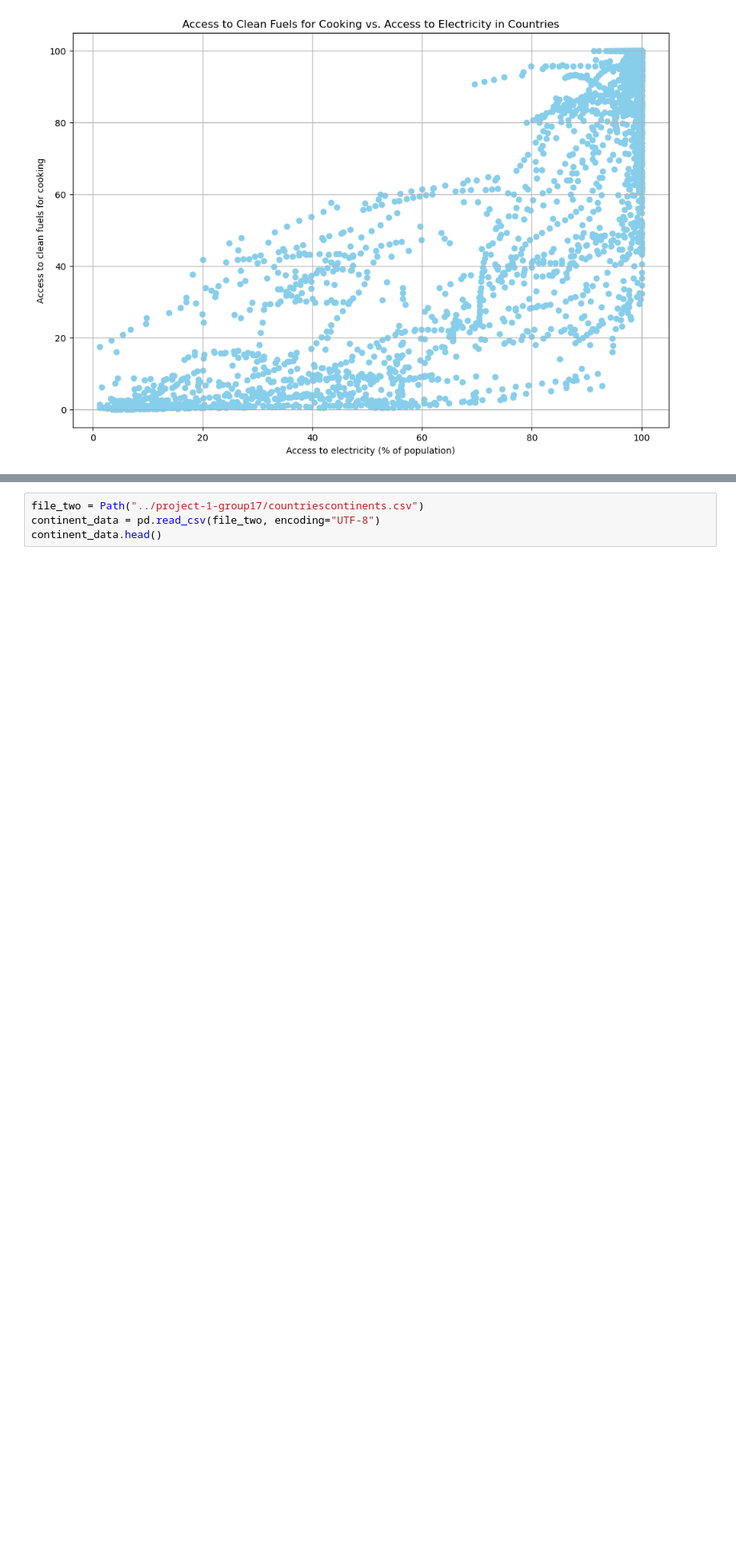
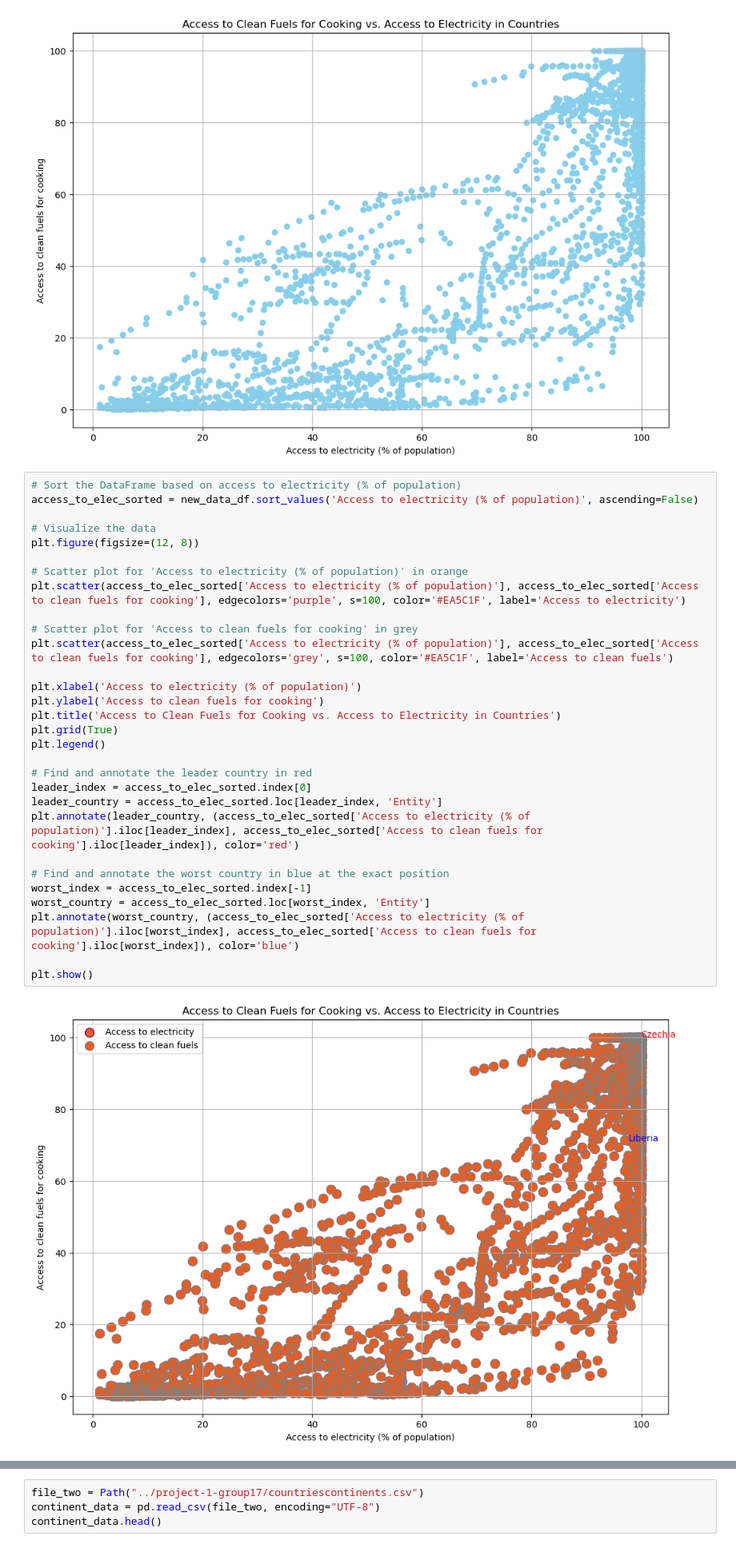
Before and after one commit to jwlosz/project-1-group17, a Jupyter notebook: sustainable master data-CopyLina.ipynb, the cells around one changed output, grey strips where cells are left out. Shown at 80% size. Drawn from its saved outputs; the diff is of its cells as text; blank space fills up the shorter version.

```diff
--- a/sustainable master data-CopyLina.ipynb
+++ b/sustainable master data-CopyLina.ipynb
@@ -316,4 +319,36 @@ plt.grid(True)
 plt.show()
 # %% [output]
 [figure]
+# %%
+# Sort the DataFrame based on access to electricity (% of population)
+access_to_elec_sorted = new_data_df.sort_values('Access to electricity (% of population)', ascending=False)
+
+# Visualize the data
+plt.figure(figsize=(12, 8))
+
+# Scatter plot for 'Access to electricity (% of population)' in orange
+plt.scatter(access_to_elec_sorted['Access to electricity (% of population)'], access_to_elec_sorted['Access to clean fuels for cooking'], edgecolors='purple', s=100, color='#EA5C1F', label='Access to electricity')
+
+# Scatter plot for 'Access to clean fuels for cooking' in grey
+plt.scatter(access_to_elec_sorted['Access to electricity (% of population)'], access_to_elec_sorted['Access to clean fuels for cooking'], edgecolors='grey', s=100, color='#EA5C1F', label='Access to clean fuels')
+
+plt.xlabel('Access to electricity (% of population)')
+plt.ylabel('Access to clean fuels for cooking')
+plt.title('Access to Clean Fuels for Cooking vs. Access to Electricity in Countries')
+plt.grid(True)
+plt.legend()
+
+# Find and annotate the leader country in red
+leader_index = access_to_elec_sorted.index[0]
+leader_country = access_to_elec_sorted.loc[leader_index, 'Entity']
+plt.annotate(leader_country, (access_to_elec_sorted['Access to electricity (% of population)'].iloc[leader_index], access_to_elec_sorted['Access to clean fuels for cooking'].iloc[leader_index]), color='red')
+
+# Find and annotate the worst country in blue at the exact position
+worst_index = access_to_elec_sorted.index[-1]
+worst_country = access_to_elec_sorted.loc[worst_index, 'Entity']
+plt.annotate(worst_country, (access_to_elec_sorted['Access to electricity (% of population)'].iloc[worst_index], access_to_elec_sorted['Access to clean fuels for cooking'].iloc[worst_index]), color='blue')
+
+plt.show()
+# %% [output]
+[figure, added]
 # %%
```
Also changed, not shown: parts of 18 cells of this notebook, 1 other file.
